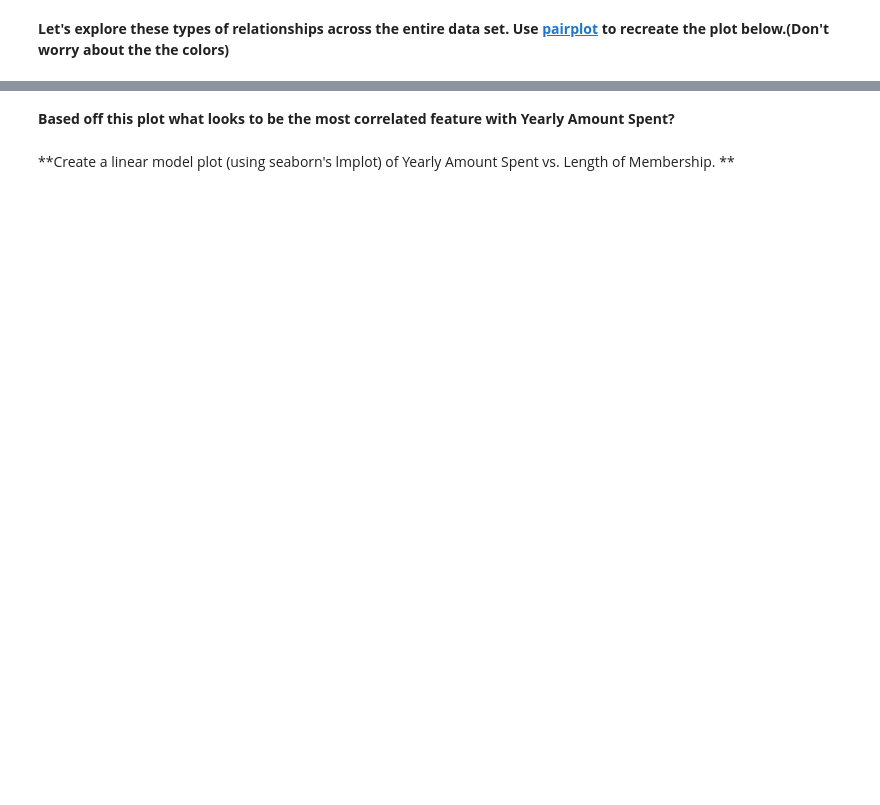
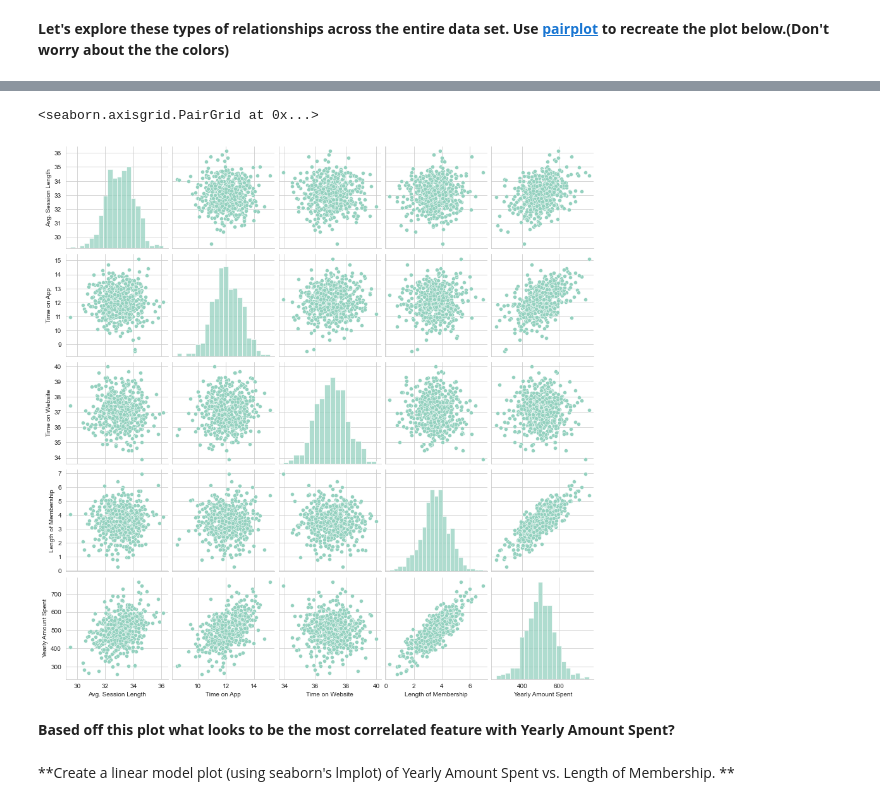
Before and after one commit to mahdis4092/Data-Science-Bootcamp, a Jupyter notebook: 11.Linear regression/02-Linear Regression Project.ipynb, the cells around one changed output, grey strips where cells are left out. Drawn from its saved outputs; the diff is of its cells as text; code cells hidden in the pictures; blank space fills up the shorter version.

```diff
--- a/11.Linear regression/02-Linear Regression Project.ipynb
+++ b/11.Linear regression/02-Linear Regression Project.ipynb
@@ -117,2 +114,7 @@ sns.jointplot(x='Time on App',y='Yearly Amount Spent',data=customers)
+# %%
+sns.pairplot(customers)
+# %% [output]
+<seaborn.axisgrid.PairGrid at 0x...>
+[figure, added]
 # %% [markdown]
 **Based off this plot what looks to be the most correlated feature with Yearly Amount Spent?**
```
Also changed, not shown: parts of 25 cells of this notebook.
